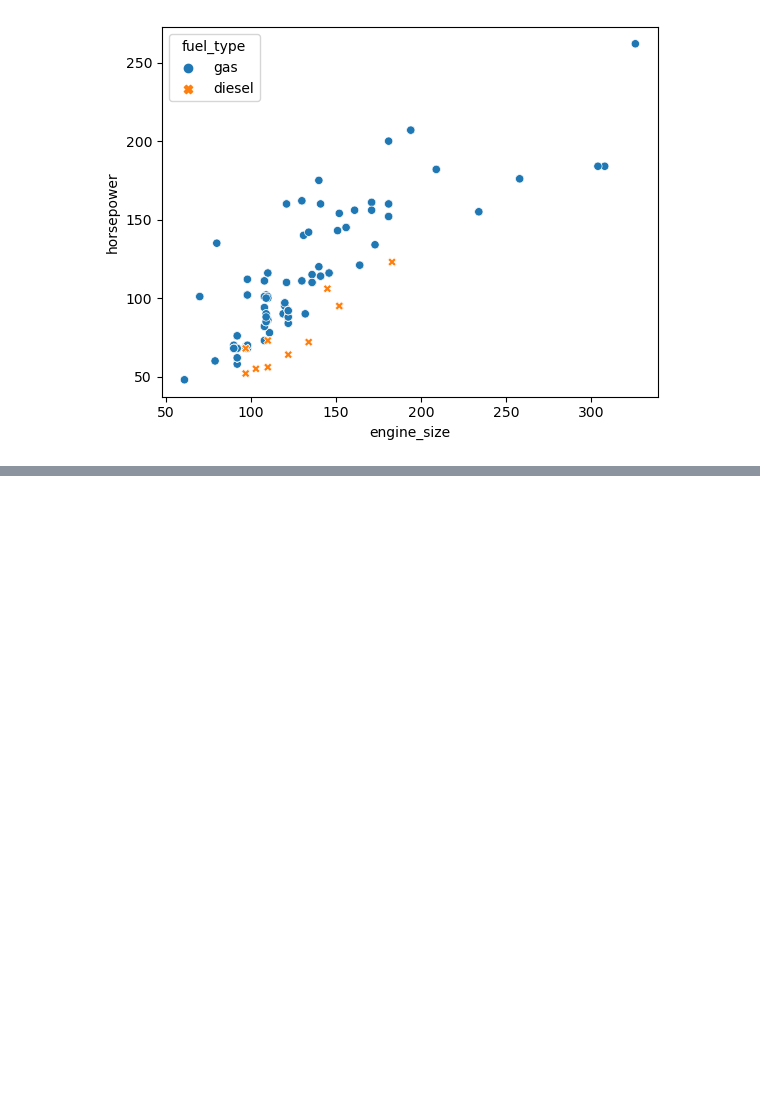
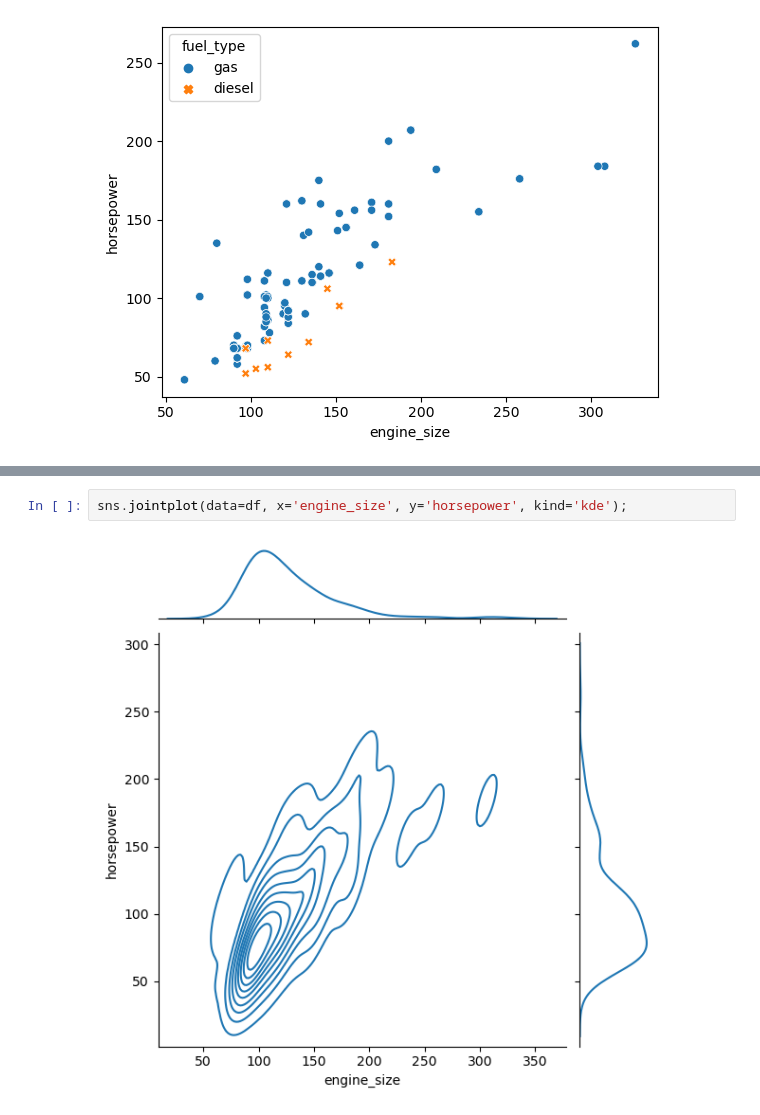
Before and after one commit to oscahumbertomr/python-AI---ML--Business-Applications, a Jupyter notebook: week2-Python-for-Visualization-and-EDA/matplot.ipynb, the cells around one changed output, grey strips where cells are left out. Drawn from its saved outputs; the diff is of its cells as text; blank space fills up the shorter version.

```diff
--- a/week2-Python-for-Visualization-and-EDA/matplot.ipynb
+++ b/week2-Python-for-Visualization-and-EDA/matplot.ipynb
@@ -224,0 +232,4 @@ AttributeError: PathCollection.set() got an unexpected keyword argument 'ci'
+# %%
+sns.jointplot(data=df, x='engine_size', y='horsepower', kind='kde');
+# %% [output]
+[figure, added]
```
Also changed, not shown: parts of 25 cells of this notebook, 1 other file.
